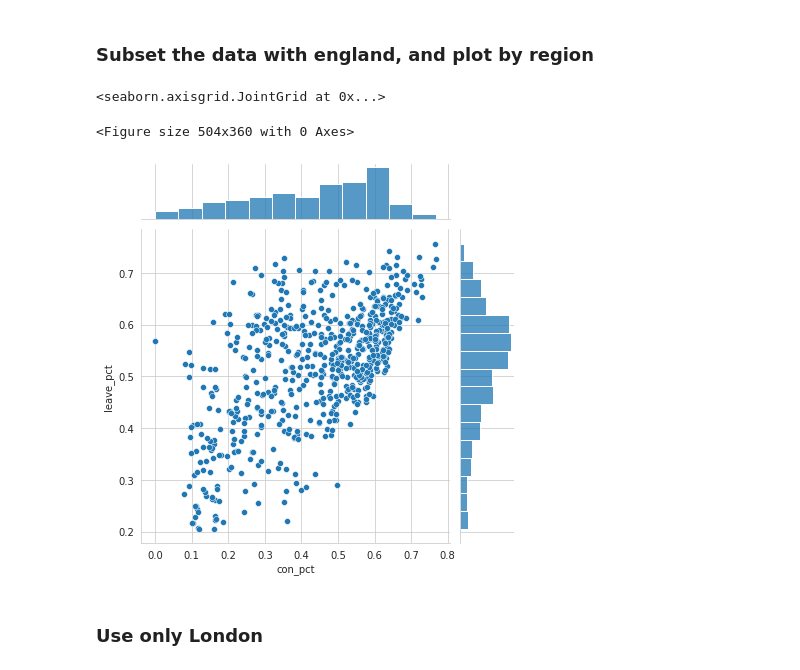
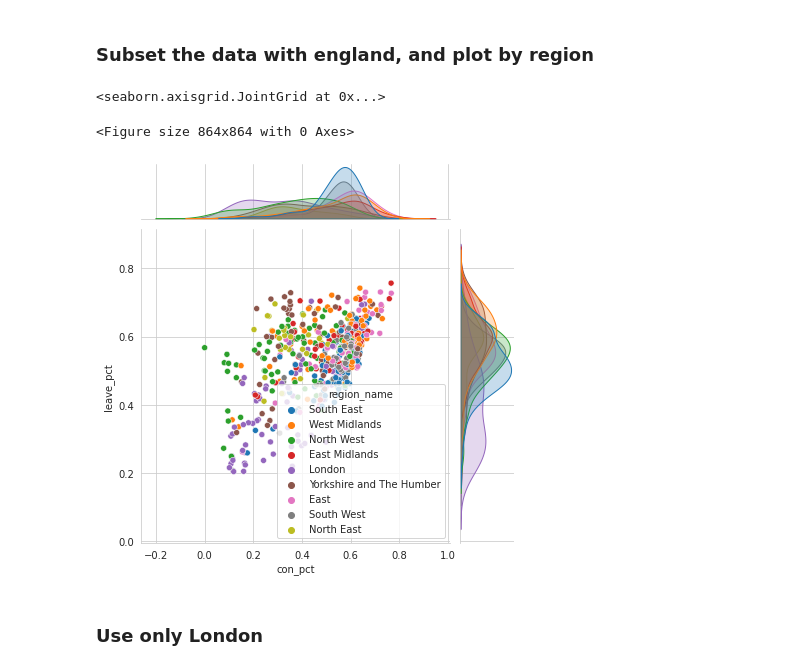
Before and after one commit to ab17254/GV918-Week-05, a Jupyter notebook: Week_05_Class_Exercise.ipynb, the cells around one changed output. Drawn from its saved outputs; the diff is of its cells as text; code cells hidden in the pictures.

```diff
--- a/Week_05_Class_Exercise.ipynb
+++ b/Week_05_Class_Exercise.ipynb
@@ -146,11 +145,11 @@ sns.jointplot(x = 'con_pct', y = 'leave_pct', data = df_merge)
 # %% [markdown]
 ### Subset the data with england, and plot by region
 # %%
-plt.figure(figsize=(7,5))
-sns.jointplot(x = 'con_pct', y = 'leave_pct', data=df_merge)
+plt.figure(figsize=(12,12))
+sns.jointplot(x = 'con_pct', y = 'leave_pct', data=df_merge[df_merge['country_name'] == 'England'], hue = 'region_name')
 # %% [output]
 <seaborn.axisgrid.JointGrid at 0x...>
-<Figure size 504x360 with 0 Axes>
+<Figure size 864x864 with 0 Axes>
-[figure, old version]
+[figure, new version]
 # %% [markdown]
 ### Use only London
```
Also changed, not shown: parts of 12 cells of this notebook.
